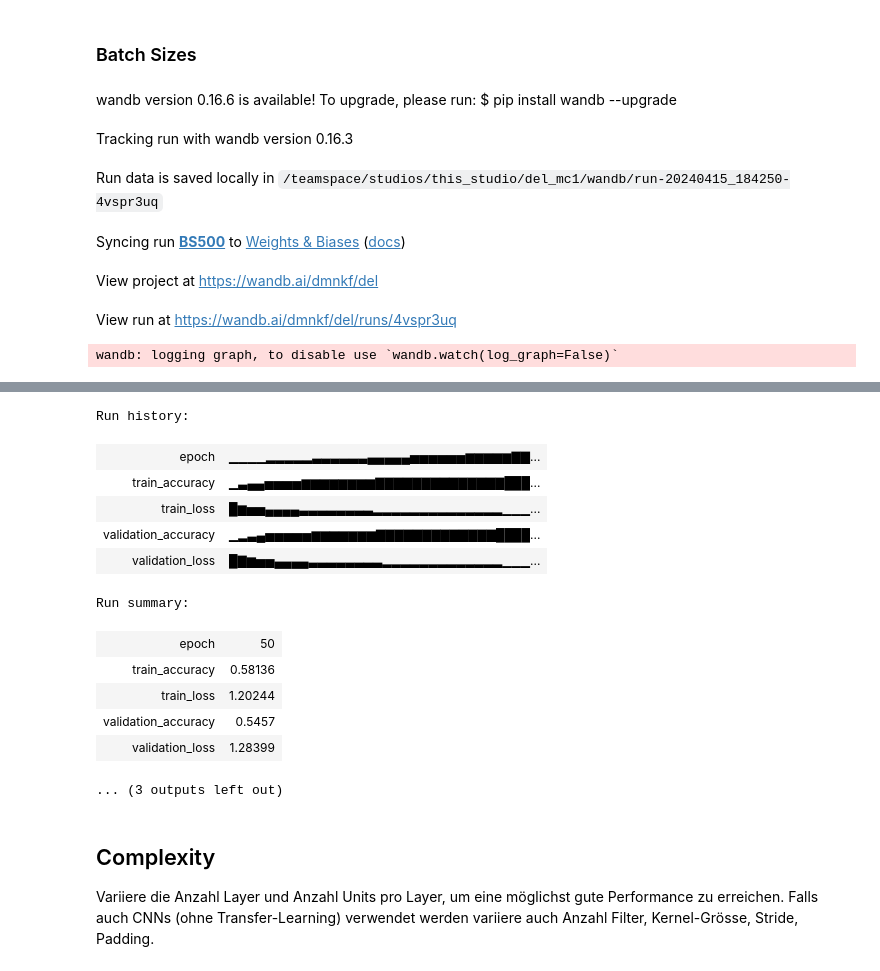
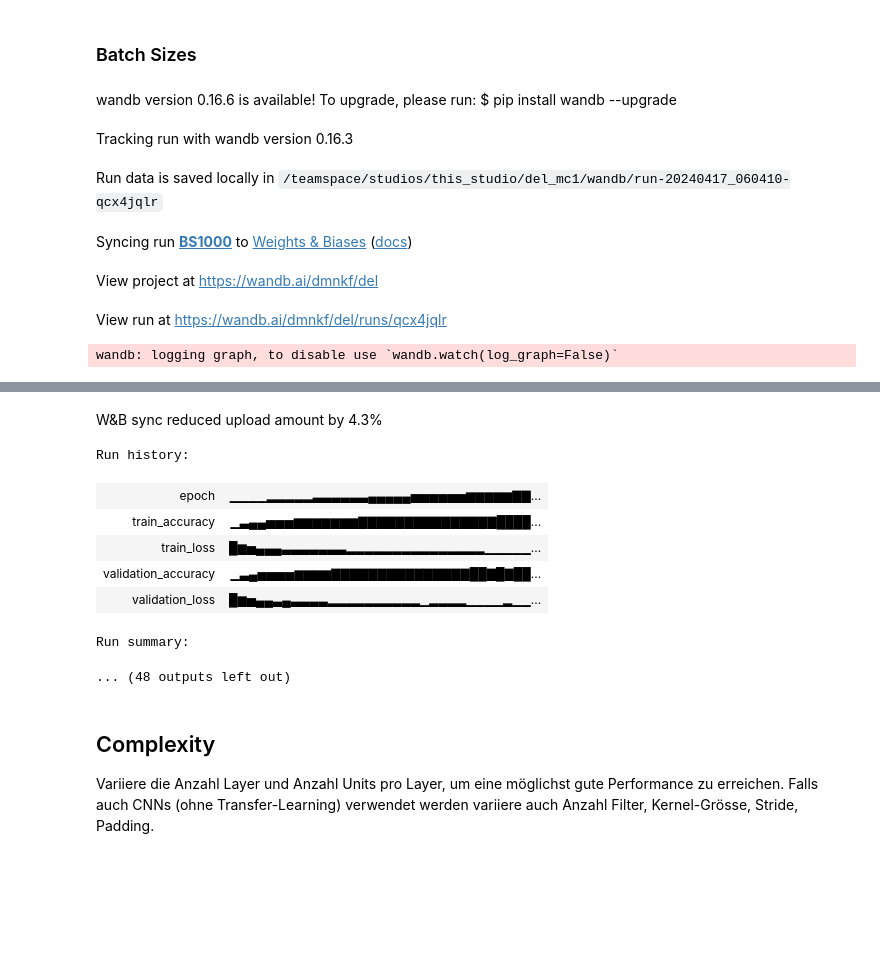
Before and after one commit to dmnkf/del_mc1, a Jupyter notebook: mc1.ipynb, the cells around one changed output, grey strips where cells are left out. Cells and saved outputs as stored; diff of their text form; code cells hidden in the pictures; blank space fills up the shorter version.

```diff
--- a/mc1.ipynb
+++ b/mc1.ipynb
@@ -221,7 +255,7 @@ wandb.login()
 api = wandb.Api()
 
 class ModelTrainer:
-    def __init__(self, model, train_dataset, test_dataset, optimizer, criterion=torch.nn.CrossEntropyLoss(), batch_size=128, epochs=55, seed=None, experiment="development", track=True, run_name=''):
+    def __init__(self, model, train_dataset, test_dataset, optimizer, criterion=torch.nn.CrossEntropyLoss(), batch_size=128, epochs=30, seed=None, experiment="development", track=True, run_name=''):
         self.seed = seed
         if seed is not None:
             self.set_seed(seed)
@@ -343,7 +377,7 @@ class ModelTrainer:
 
     def test(self):
         self.model.eval()
-        test_loader = DataLoader(self.test_dataset, batch_size=self.batch_size, shuffle=False, num_workers=4, pin_memory=True)
+        test_loader = DataLoader(self.test_dataset, batch_size=self.batch_size, shuffle=False, num_workers=NUM_WORKERS, pin_memory=True)
         running_loss = 0.0
         correct_predictions = 0
         total_predictions = 0
@@ -393,9 +427,9 @@ class BasicCNN(nn.Module):
                 nn.MaxPool2d(kernel_size=2, stride=2),
 
                 nn.Flatten(),
-                nn.Linear(96 * 8 * 8, 128),
+                nn.Linear(96 * 8 * 8, 64),
                 nn.ReLU(),
-                nn.Linear(128, num_classes),
+                nn.Linear(64, num_classes),
             ]
         else:
             self.layers = layers
@@ -409,8 +443,6 @@ class BasicCNN(nn.Module):
             elif hasattr(m, 'reset_parameters'):
                 m.reset_parameters()
 
-
-
     def forward(self, x):
         x = self.features(x)
         return x
@@ -495,9 +523,9 @@ For the upcoming experiments and analysis, we will be training the BasicCNN once
 
 The defaults defined here will be used for all upcoming runs if not specified differently.
 # %%
-LEARNING_RATE = 0.001
+LEARNING_RATE = 0.01
 BATCH_SIZE = 128
-EPOCHS = 55
+EPOCHS = 30
 # %%
 model = BasicCNN()
 optimizer = optim.SGD(model.parameters(), lr=LEARNING_RATE)
@@ -627,9 +780,9 @@ Für jedes Modell mit gegebener Anzahl Layer und Units pro Layer führe ein sorg
 # %%
 lr_epochs = {
     1: 5,
-    0.1: 30,
-    0.01: 45,
-    0.00001: 100
+    0.1: 25,
+    0.001: 50,
+    0.0001: 70
 }
 
 for lr, epochs in lr_epochs.items():
@@ -670,9 +798,9 @@ Run summary:
 # bs : epochs dictionary to optimize training time
 bs_epochs = {
     1000: 100,
-    64: 30,
-    32: 25,
-    16: 15
+    64: 20,
+    32: 20,
+    16: 14
 }
 
 
@@ -685,8 +813,8 @@ for bs, epochs in bs_epochs.items():
 # %% [output]
 wandb version 0.16.6 is available! To upgrade, please run: $ pip install wandb --upgrade
 Tracking run with wandb version 0.16.3
-Run data is saved locally in /teamspace/studios/this_studio/del_mc1/wandb/run-20240415_184250-4vspr3uq
+Run data is saved locally in /teamspace/studios/this_studio/del_mc1/wandb/run-20240417_060410-qcx4jqlr
-Syncing run BS500 to Weights & Biases (docs)
+Syncing run BS1000 to Weights & Biases (docs)
 View project at https://wandb.ai/dmnkf/del
-View run at https://wandb.ai/dmnkf/del/runs/4vspr3uq
+View run at https://wandb.ai/dmnkf/del/runs/qcx4jqlr
 wandb: logging graph, to disable use `wandb.watch(log_graph=False)`
@@ -710,16 +838,12 @@ Validation - Epoch [50/50], Loss: 1.2840, Accuracy: 0.5457
+W&B sync reduced upload amount by 4.3%
 Run history:
 | epoch | ▁▁▁▁▂▂▂▂▂▃▃▃▃▃▃▄▄▄▄▄▅▅▅▅▅▅▆▆▆▆▆▇▇... |
-| train_accuracy | ▁▃▄▄▅▅▅▅▆▆▆▆▆▆▆▆▇▇▇▇▇▇▇▇▇▇▇▇▇▇███... |
-| train_loss | █▆▅▅▄▄▄▄▃▃▃▃▃▃▃▃▂▂▂▂▂▂▂▂▂▂▂▂▂▂▁▁▁... |
-| validation_accuracy | ▁▂▃▄▅▅▅▅▅▆▆▆▆▆▆▆▇▇▇▇▇▇▇▇▇▇▇▇▇████... |
-| validation_loss | █▇▆▅▅▄▄▄▄▃▃▃▃▃▃▃▃▂▂▂▂▂▂▂▂▂▂▂▂▂▁▁▁... |
+| train_accuracy | ▁▃▄▄▅▅▅▆▆▆▆▆▆▆▇▇▇▇▇▇▇▇▇▇▇▇▇▇▇████... |
+| train_loss | █▆▅▄▄▄▃▃▃▃▃▃▃▂▂▂▂▂▂▂▂▂▂▂▂▂▂▂▁▁▁▁▁... |
+| validation_accuracy | ▁▃▄▅▅▅▅▆▆▆▆▇▇▇▇▇▇▇▇▇▇▇▇▇▇▇██▇█▇██... |
+| validation_loss | █▆▅▄▄▃▄▃▃▃▃▂▂▂▂▂▂▂▂▂▂▁▂▂▂▂▁▁▁▁▂▁▁... |
 Run summary:
-| epoch | 50 |
-| train_accuracy | 0.58136 |
-| train_loss | 1.20244 |
-| validation_accuracy | 0.5457 |
-| validation_loss | 1.28399 |
-... (3 outputs left out)
+... (48 outputs left out)
 # %% [markdown]
 ## Complexity
 Variiere die Anzahl Layer und Anzahl Units pro Layer, um eine möglichst gute Performance zu erreichen. Falls auch CNNs (ohne Transfer-Learning) verwendet werden variiere auch Anzahl Filter, Kernel-Grösse, Stride, Padding.
```
Also changed, not shown: parts of 41 cells of this notebook.
